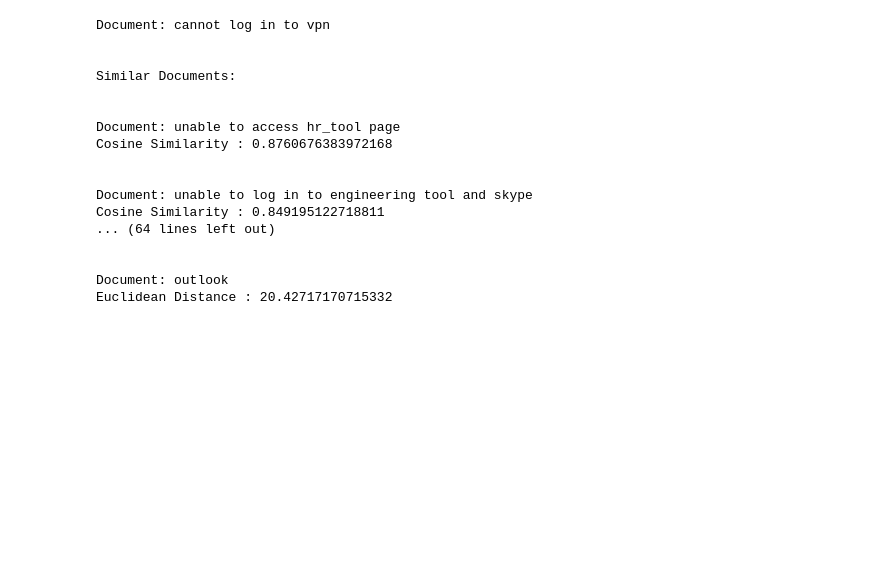
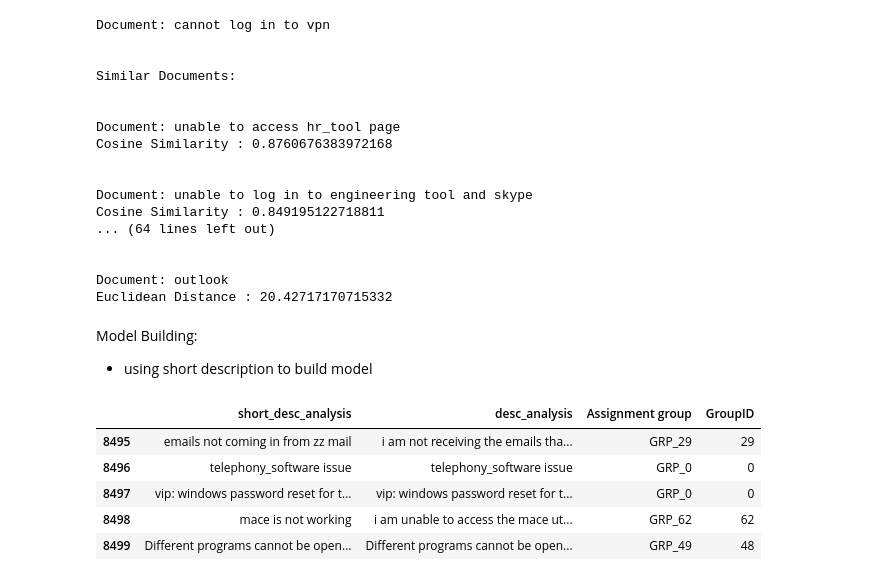
Before and after one commit to prasadpn/Ticket-Assignment, a Jupyter notebook: AutomaticTicketAssignment.ipynb, the cells around one changed output. Saved outputs shown, nothing was run; the diff lists cells and outputs as text; code cells hidden in the pictures; blank space fills up the shorter version.

Commit message:
Add files via upload
ML based model implementation

```diff
--- a/AutomaticTicketAssignment.ipynb
+++ b/AutomaticTicketAssignment.ipynb
@@ -1444,3 +1429,15 @@ Cosine Similarity : 0.849195122718811
 
 Document: outlook
 Euclidean Distance : 20.42717170715332
+# %% [markdown]
+Model Building:
+- using short description to build model
+# %%
+filtered.tail()
+# %% [output]
+|  | short_desc_analysis | desc_analysis | Assignment group | GroupID |
+| 8495 | emails not coming in from zz mail | i am not receiving the emails tha... | GRP_29 | 29 |
+| 8496 | telephony_software issue | telephony_software issue | GRP_0 | 0 |
+| 8497 | vip: windows password reset for t... | vip: windows password reset for t... | GRP_0 | 0 |
+| 8498 | mace is not working | i am unable to access the mace ut... | GRP_62 | 62 |
+| 8499 | Different programs cannot be open... | Different programs cannot be open... | GRP_49 | 48 |
```
Also changed, not shown: parts of 47 cells of this notebook.
